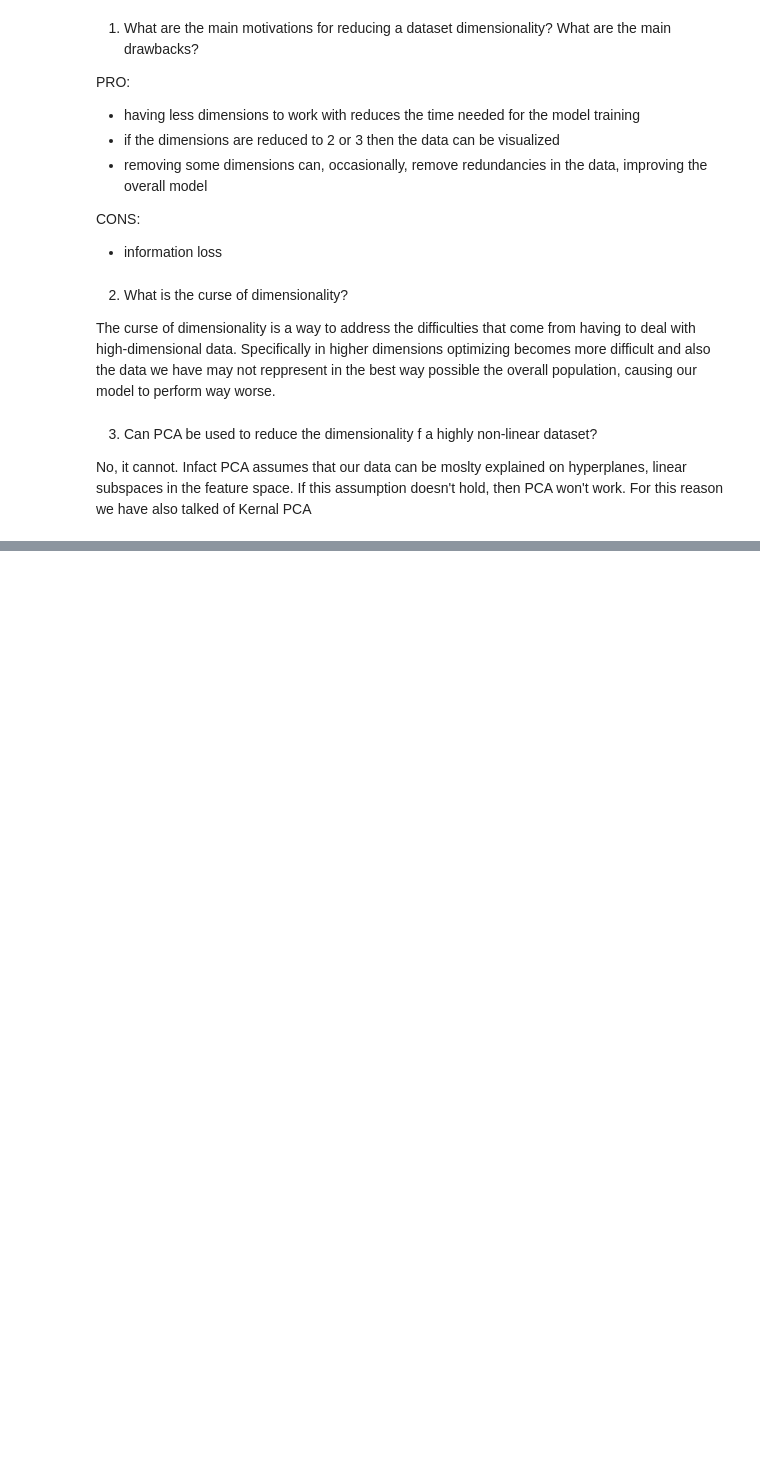
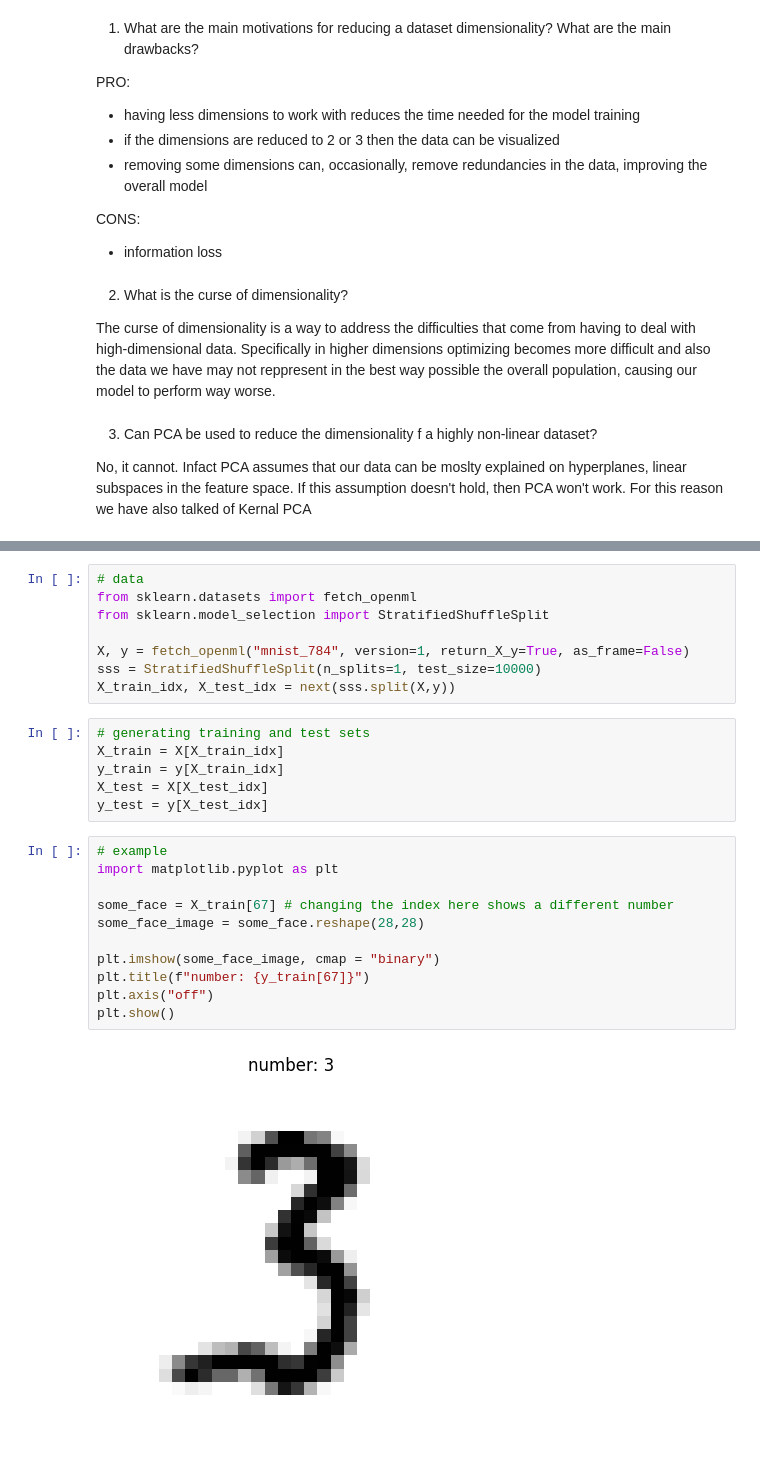
Before and after one commit to vivri1216/HandsOnMachineLearning, a Jupyter notebook: Chapter8_PCA/Chapter8_PCA.ipynb, the cells around one changed output, grey strips where cells are left out. Saved outputs shown, nothing was run; the diff lists cells and outputs as text; blank space fills up the shorter version.

```diff
--- a/Chapter8_PCA/Chapter8_PCA.ipynb
+++ b/Chapter8_PCA/Chapter8_PCA.ipynb
@@ -108,0 +125,27 @@ No, it does not. Infact one is sufficient to reduce the dimensionality of the da
+# %%
+# data
+from sklearn.datasets import fetch_openml
+from sklearn.model_selection import StratifiedShuffleSplit
+
+X, y = fetch_openml("mnist_784", version=1, return_X_y=True, as_frame=False)
+sss = StratifiedShuffleSplit(n_splits=1, test_size=10000)
+X_train_idx, X_test_idx = next(sss.split(X,y))
+# %%
+# generating training and test sets
+X_train = X[X_train_idx]
+y_train = y[X_train_idx]
+X_test = X[X_test_idx]
+y_test = y[X_test_idx]
+# %%
+# example
+import matplotlib.pyplot as plt
+
+some_face = X_train[67] # changing the index here shows a different number
+some_face_image = some_face.reshape(28,28)
+
+plt.imshow(some_face_image, cmap = "binary")
+plt.title(f"number: {y_train[67]}")
+plt.axis("off")
+plt.show()
+# %% [output]
+[figure, added]
```
Also changed, not shown: parts of 15 cells of this notebook.
